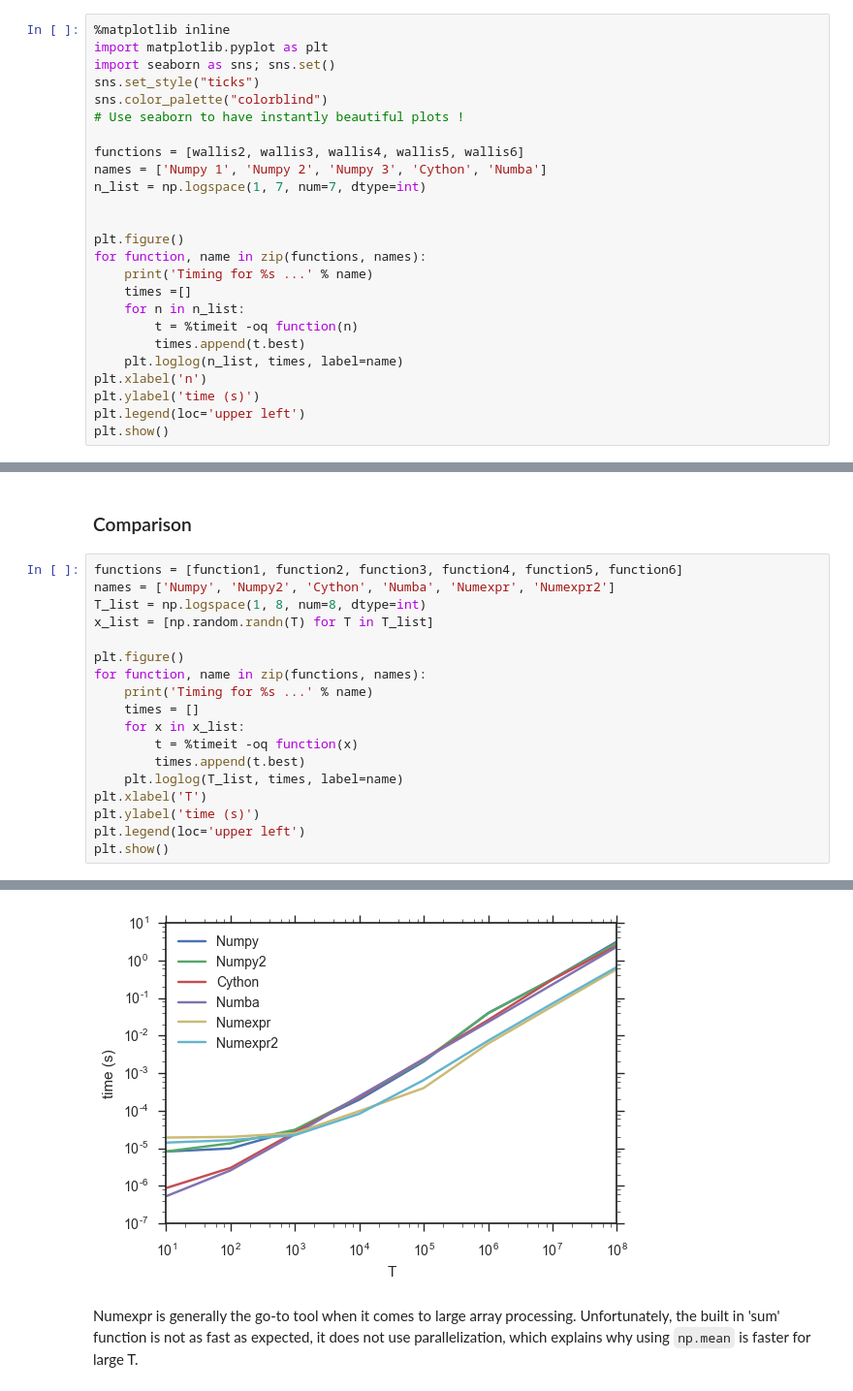
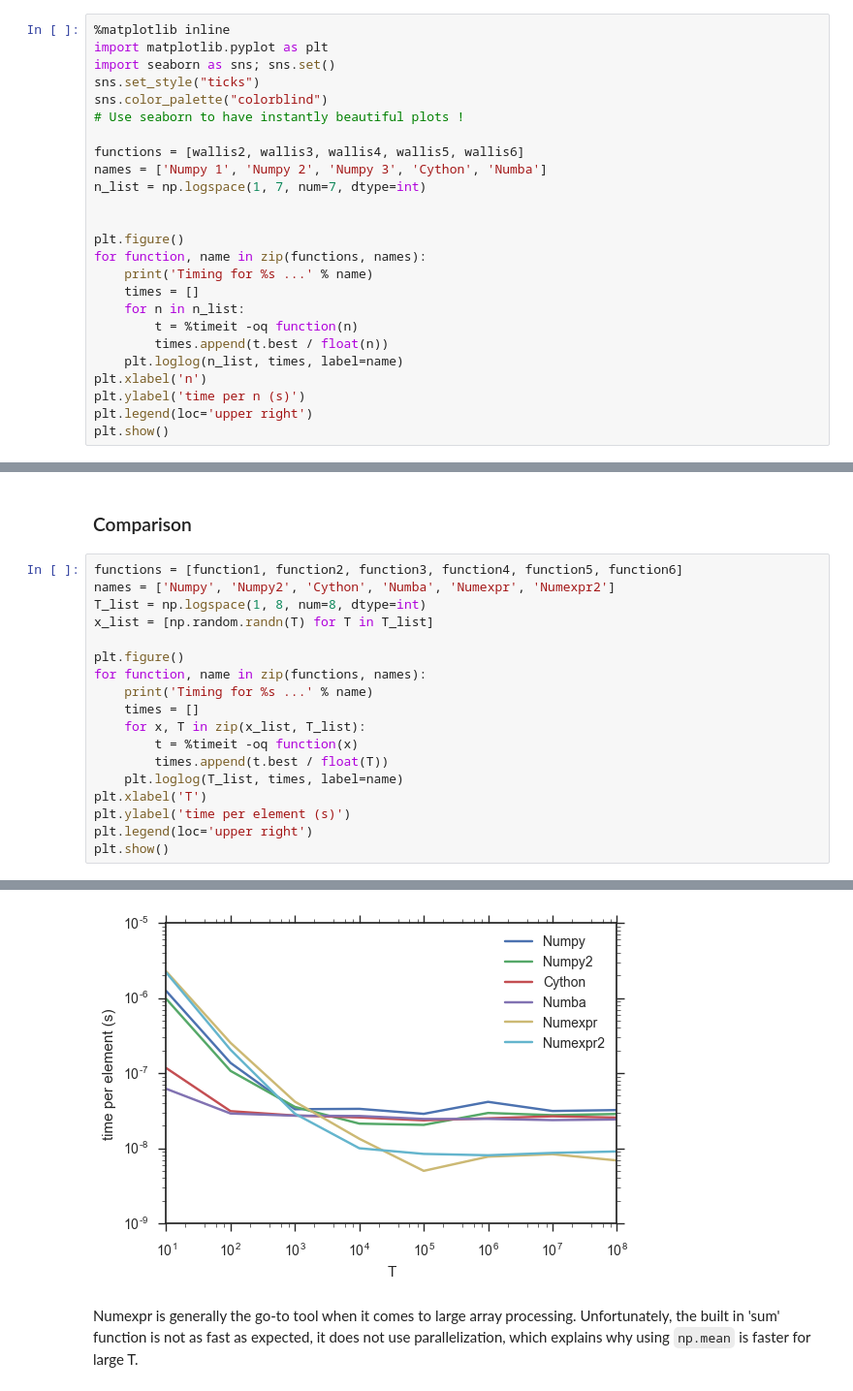
Before and after one commit to pierreablin/python-sessions, a Jupyter notebook: fast_python.ipynb, the cells around one changed output, grey strips where cells are left out. Shown: that part at 97% size. Drawn from its saved outputs; the diff is of its cells as text.

Commit message:
changed plots to time per element

```diff
--- a/fast_python.ipynb
+++ b/fast_python.ipynb
@@ -190,14 +193,14 @@ n_list = np.logspace(1, 7, num=7, dtype=int)
 plt.figure()
 for function, name in zip(functions, names):
     print('Timing for %s ...' % name)
-    times =[]
+    times = []
     for n in n_list:
         t = %timeit -oq function(n)
-        times.append(t.best)
+        times.append(t.best / float(n))
     plt.loglog(n_list, times, label=name)
 plt.xlabel('n')
-plt.ylabel('time (s)')
-plt.legend(loc='upper left')
+plt.ylabel('time per n (s)')
+plt.legend(loc='upper right')
 plt.show()
 # %% [output]
 Timing for Numpy 1 ...
@@ -271,28 +274,28 @@ def function6(x):
 # %%
 functions = [function1, function2, function3, function4, function5, function6]
 names = ['Numpy', 'Numpy2', 'Cython', 'Numba', 'Numexpr', 'Numexpr2']
 T_list = np.logspace(1, 8, num=8, dtype=int)
 x_list = [np.random.randn(T) for T in T_list]
 
 plt.figure()
 for function, name in zip(functions, names):
     print('Timing for %s ...' % name)
     times = []
-    for x in x_list:
+    for x, T in zip(x_list, T_list):
         t = %timeit -oq function(x)
-        times.append(t.best)
+        times.append(t.best / float(T))
     plt.loglog(T_list, times, label=name)
 plt.xlabel('T')
-plt.ylabel('time (s)')
-plt.legend(loc='upper left')
+plt.ylabel('time per element (s)')
+plt.legend(loc='upper right')
 plt.show()
 # %% [output]
 Timing for Numpy ...
 Timing for Numpy2 ...
 Timing for Cython ...
 Timing for Numba ...
 Timing for Numexpr ...
 Timing for Numexpr2 ...
-[figure, old version]
+[figure, new version]
 # %% [markdown]
 Numexpr is generally the go-to tool when it comes to large array processing. Unfortunately, the built in 'sum' function is not as fast as expected, it does not use parallelization, which explains why using `np.mean` is faster for large T.
```
Also changed, not shown: parts of 8 cells of this notebook.
